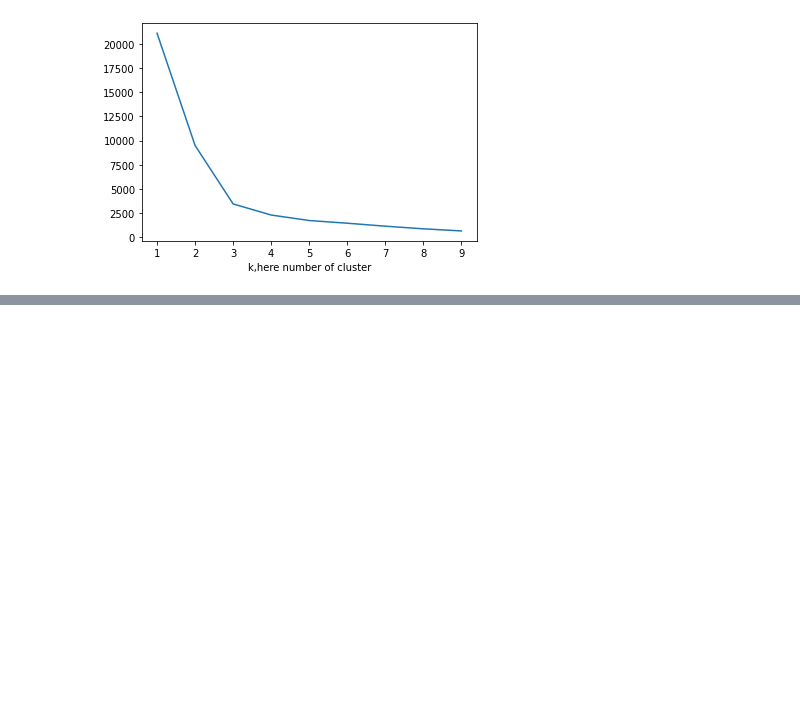
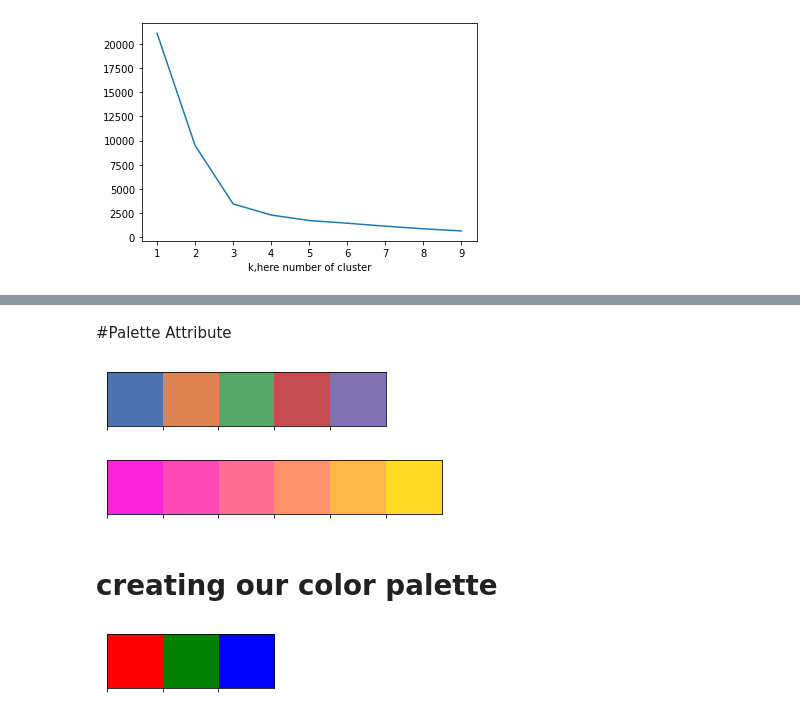
Before and after one commit to banshita209/Data-Science-and-Machine-Learning-with-Python, a Jupyter notebook: class12.ipynb, the cells around one changed output, grey strips where cells are left out. Saved outputs shown, nothing was run; the diff lists cells and outputs as text; code cells hidden in the pictures; blank space fills up the shorter version.

```diff
--- a/class12.ipynb
+++ b/class12.ipynb
@@ -118,0 +204,10 @@ plt.show()
+# %% [markdown]
+#Palette Attribute
+# %%
+sns.palplot(sns.color_palette('deep',5))
+sns.palplot(sns.color_palette('spring',6))
+# %% [output]
+[figure, added]
+[figure, added]
+# %% [markdown]
+# creating our color palette
@@ -118,0 +217,4 @@ plt.show()
+# %%
+sns.palplot(sns.color_palette())
+# %% [output]
+[figure, added]
```
Also changed, not shown: parts of 20 cells of this notebook.
